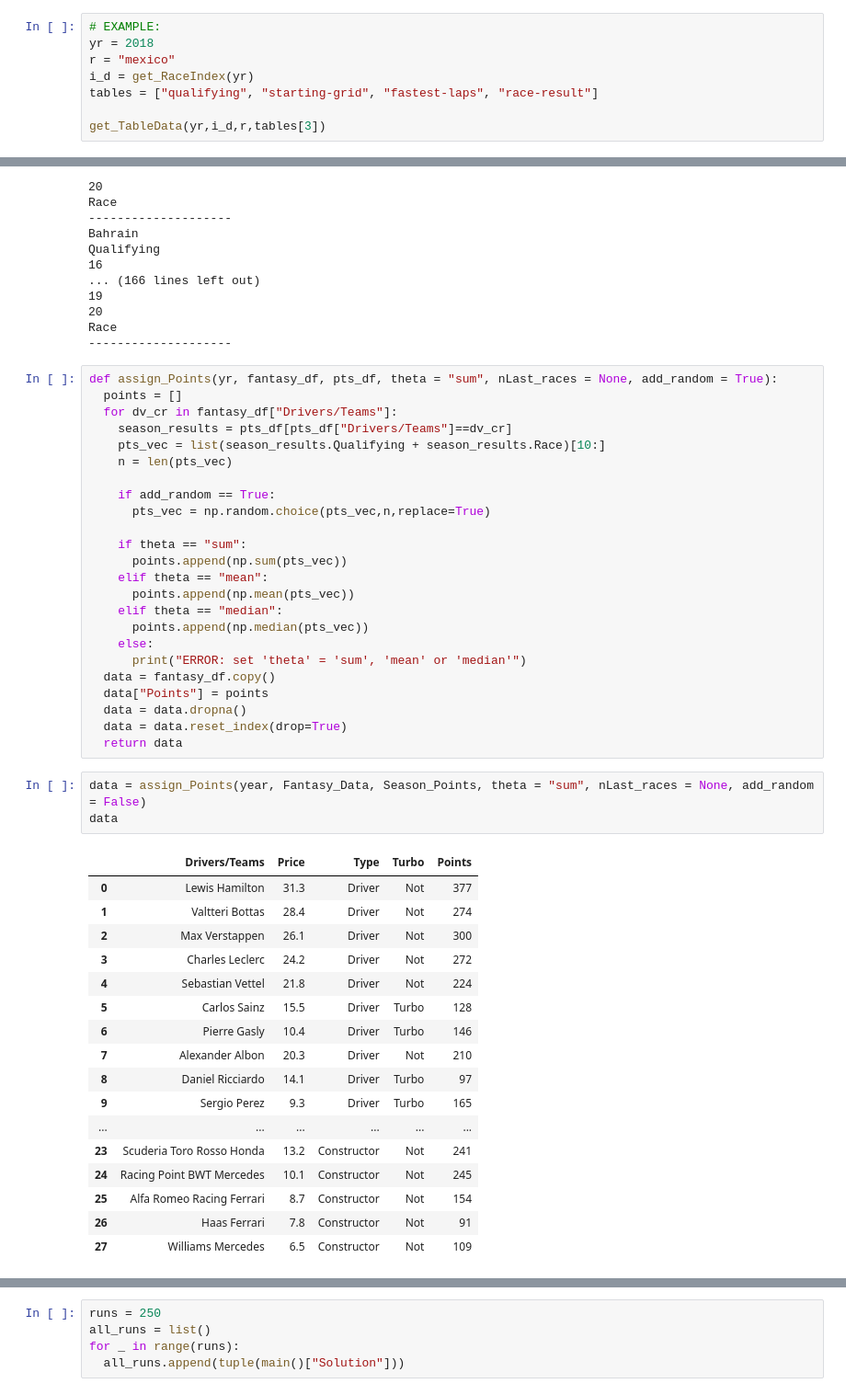
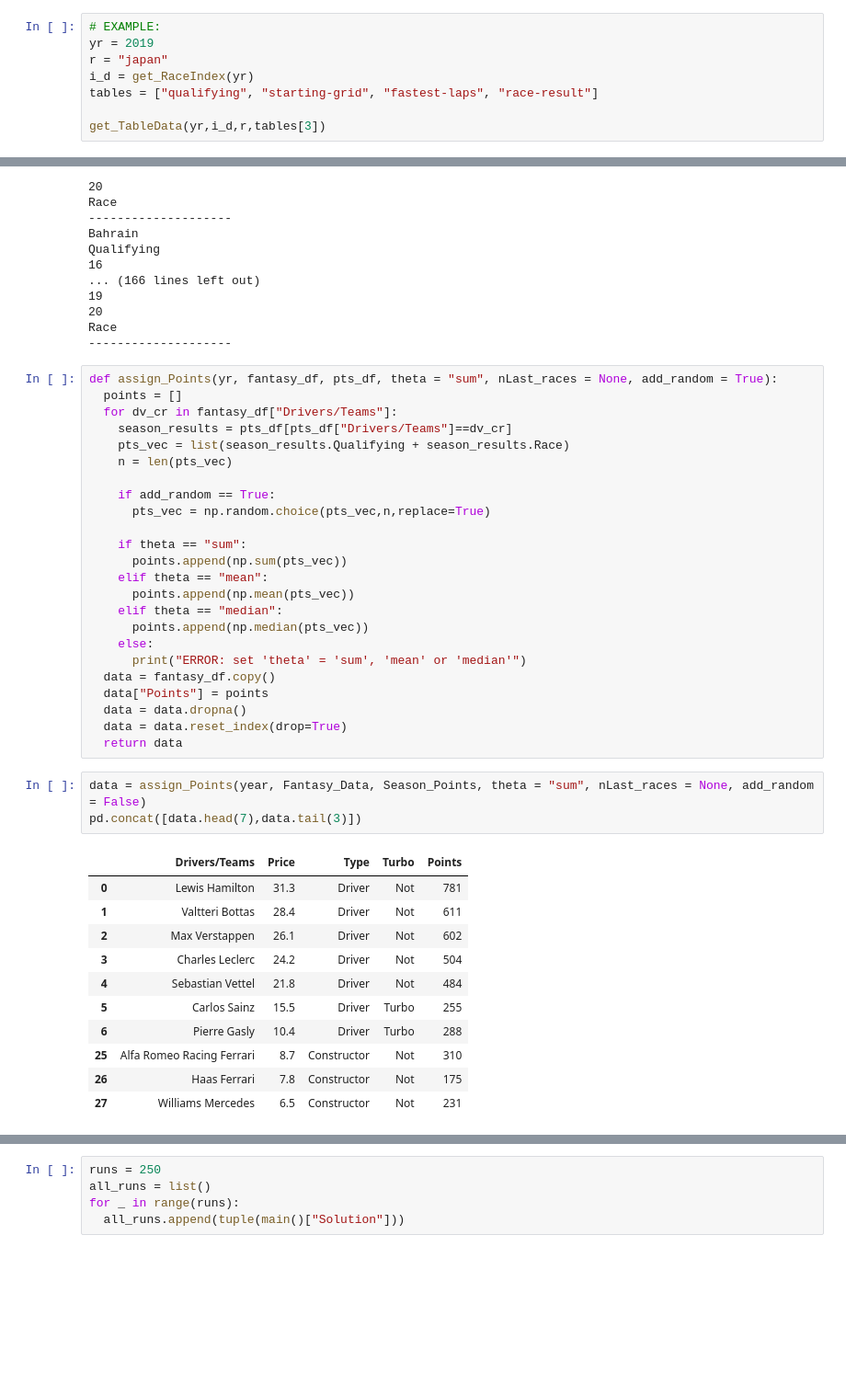
Before and after one commit to longenbach/F1_Fantasy, a Jupyter notebook: F1 Team Selection.ipynb, the cells around one changed output, grey strips where cells are left out. Shown at 92% size. Drawn from its saved outputs; the diff is of its cells as text; blank space fills up the shorter version.

```diff
--- a/F1 Team Selection.ipynb
+++ b/F1 Team Selection.ipynb
@@ -155,8 +154,8 @@ def get_TableData(year,index_dict,race,table):
   return table_data
 # %%
 # EXAMPLE:
-yr = 2018
-r = "mexico"
+yr = 2019
+r = "japan"
 i_d = get_RaceIndex(yr)
 tables = ["qualifying", "starting-grid", "fastest-laps", "race-result"]
 
@@ -719,7 +735,7 @@ def assign_Points(yr, fantasy_df, pts_df, theta = "sum", nLast_races = None, add
   points = []
   for dv_cr in fantasy_df["Drivers/Teams"]:
     season_results = pts_df[pts_df["Drivers/Teams"]==dv_cr]
-    pts_vec = list(season_results.Qualifying + season_results.Race)[10:]
+    pts_vec = list(season_results.Qualifying + season_results.Race)
     n = len(pts_vec)
 
     if add_random == True:
@@ -740,25 +756,19 @@ def assign_Points(yr, fantasy_df, pts_df, theta = "sum", nLast_races = None, add
   return data
 # %%
 data = assign_Points(year, Fantasy_Data, Season_Points, theta = "sum", nLast_races = None, add_random = False)
-data
+pd.concat([data.head(7),data.tail(3)])
 # %% [output]
 |  | Drivers/Teams | Price | Type | Turbo | Points |
-| 0 | Lewis Hamilton | 31.3 | Driver | Not | 377 |
-| 1 | Valtteri Bottas | 28.4 | Driver | Not | 274 |
-| 2 | Max Verstappen | 26.1 | Driver | Not | 300 |
-| 3 | Charles Leclerc | 24.2 | Driver | Not | 272 |
-| 4 | Sebastian Vettel | 21.8 | Driver | Not | 224 |
-| 5 | Carlos Sainz | 15.5 | Driver | Turbo | 128 |
-| 6 | Pierre Gasly | 10.4 | Driver | Turbo | 146 |
-| 7 | Alexander Albon | 20.3 | Driver | Not | 210 |
-| 8 | Daniel Ricciardo | 14.1 | Driver | Turbo | 97 |
-| 9 | Sergio Perez | 9.3 | Driver | Turbo | 165 |
-| ... | ... | ... | ... | ... | ... |
-| 23 | Scuderia Toro Rosso Honda | 13.2 | Constructor | Not | 241 |
-| 24 | Racing Point BWT Mercedes | 10.1 | Constructor | Not | 245 |
-| 25 | Alfa Romeo Racing Ferrari | 8.7 | Constructor | Not | 154 |
-| 26 | Haas Ferrari | 7.8 | Constructor | Not | 91 |
-| 27 | Williams Mercedes | 6.5 | Constructor | Not | 109 |
+| 0 | Lewis Hamilton | 31.3 | Driver | Not | 781 |
+| 1 | Valtteri Bottas | 28.4 | Driver | Not | 611 |
+| 2 | Max Verstappen | 26.1 | Driver | Not | 602 |
+| 3 | Charles Leclerc | 24.2 | Driver | Not | 504 |
+| 4 | Sebastian Vettel | 21.8 | Driver | Not | 484 |
+| 5 | Carlos Sainz | 15.5 | Driver | Turbo | 255 |
+| 6 | Pierre Gasly | 10.4 | Driver | Turbo | 288 |
+| 25 | Alfa Romeo Racing Ferrari | 8.7 | Constructor | Not | 310 |
+| 26 | Haas Ferrari | 7.8 | Constructor | Not | 175 |
+| 27 | Williams Mercedes | 6.5 | Constructor | Not | 231 |
 # %%
 from __future__ import print_function
 from ortools.linear_solver import pywraplp
```
Also changed, not shown: parts of 15 cells of this notebook.
